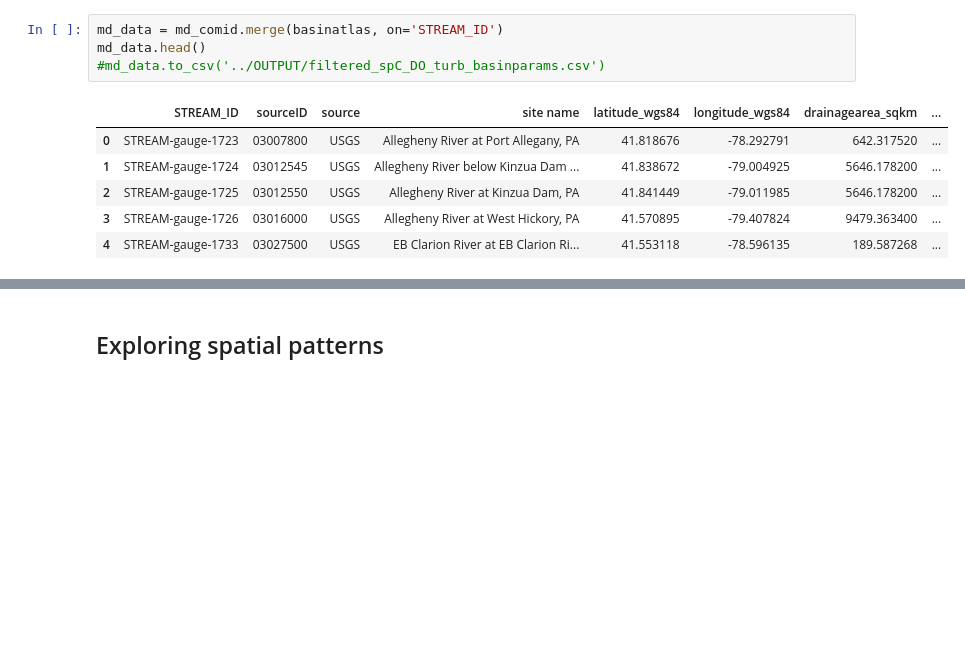
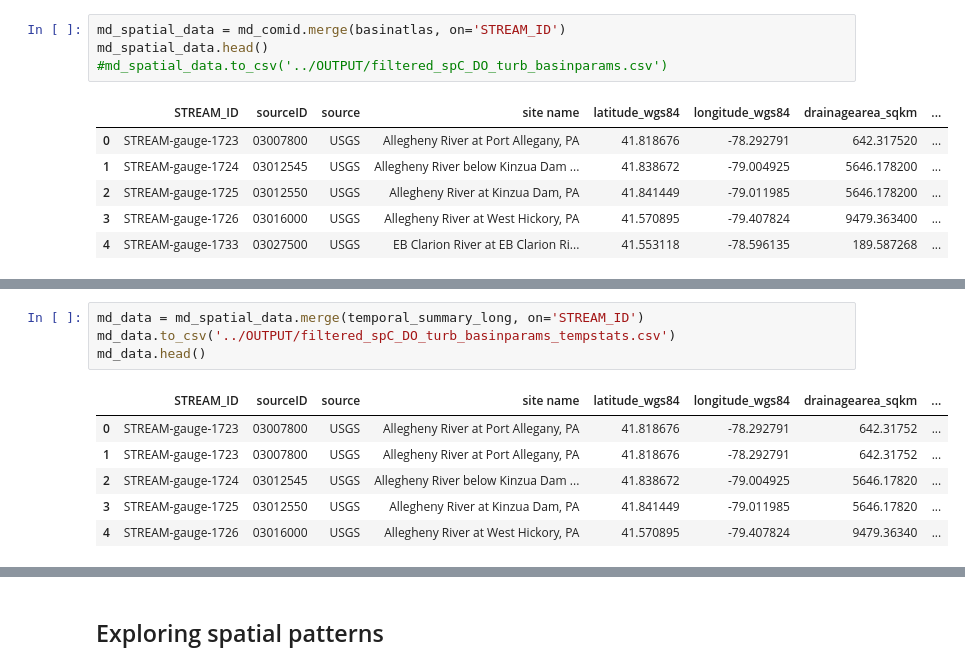
Before and after one commit to jtkemper/stream-analysis, a Jupyter notebook: data_exploration.ipynb, the cells around one changed output, grey strips where cells are left out. Saved outputs shown, nothing was run; the diff lists cells and outputs as text; blank space fills up the shorter version.

```diff
--- a/data_exploration.ipynb
+++ b/data_exploration.ipynb
@@ -101,9 +101,9 @@ md_comid.head()
 | 3 | STREAM-gauge-1726 | 03016000 | USGS | Allegheny River at West Hickory, PA | 41.570895 | -79.407824 | 9479.363400 | ... |
 | 4 | STREAM-gauge-1733 | 03027500 | USGS | EB Clarion River at EB Clarion Ri... | 41.553118 | -78.596135 | 189.587268 | ... |
 # %%
-md_data = md_comid.merge(basinatlas, on='STREAM_ID')
-md_data.head()
-#md_data.to_csv('../OUTPUT/filtered_spC_DO_turb_basinparams.csv')
+md_spatial_data = md_comid.merge(basinatlas, on='STREAM_ID')
+md_spatial_data.head()
+#md_spatial_data.to_csv('../OUTPUT/filtered_spC_DO_turb_basinparams.csv')
 # %% [output]
 |  | STREAM_ID | sourceID | source | site name | latitude_wgs84 | longitude_wgs84 | drainagearea_sqkm | ... |
 | 0 | STREAM-gauge-1723 | 03007800 | USGS | Allegheny River at Port Allegany, PA | 41.818676 | -78.292791 | 642.317520 | ... |
@@ -117,3 +149,14 @@ md_data = md_data.merge(temporal_summary, on='STREAM_ID')
+# %%
+md_data = md_spatial_data.merge(temporal_summary_long, on='STREAM_ID')
+md_data.to_csv('../OUTPUT/filtered_spC_DO_turb_basinparams_tempstats.csv')
+md_data.head()
+# %% [output]
+|  | STREAM_ID | sourceID | source | site name | latitude_wgs84 | longitude_wgs84 | drainagearea_sqkm | ... |
+| 0 | STREAM-gauge-1723 | 03007800 | USGS | Allegheny River at Port Allegany, PA | 41.818676 | -78.292791 | 642.31752 | ... |
+| 1 | STREAM-gauge-1723 | 03007800 | USGS | Allegheny River at Port Allegany, PA | 41.818676 | -78.292791 | 642.31752 | ... |
+| 2 | STREAM-gauge-1724 | 03012545 | USGS | Allegheny River below Kinzua Dam ... | 41.838672 | -79.004925 | 5646.17820 | ... |
+| 3 | STREAM-gauge-1725 | 03012550 | USGS | Allegheny River at Kinzua Dam, PA | 41.841449 | -79.011985 | 5646.17820 | ... |
+| 4 | STREAM-gauge-1726 | 03016000 | USGS | Allegheny River at West Hickory, PA | 41.570895 | -79.407824 | 9479.36340 | ... |
 # %%
 md_gdf = gpd.GeoDataFrame(md_data,
                           geometry=gpd.points_from_xy(md_data.longitude_wgs84, md_data.latitude_wgs84),
```
Also changed, not shown: parts of 4 cells of this notebook.
